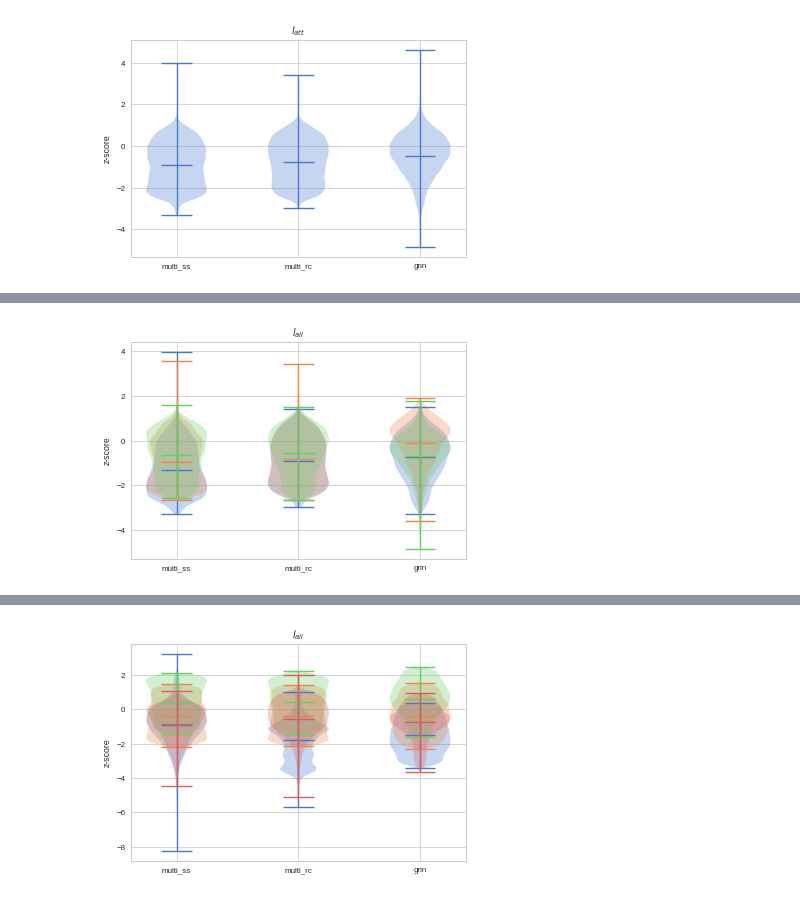
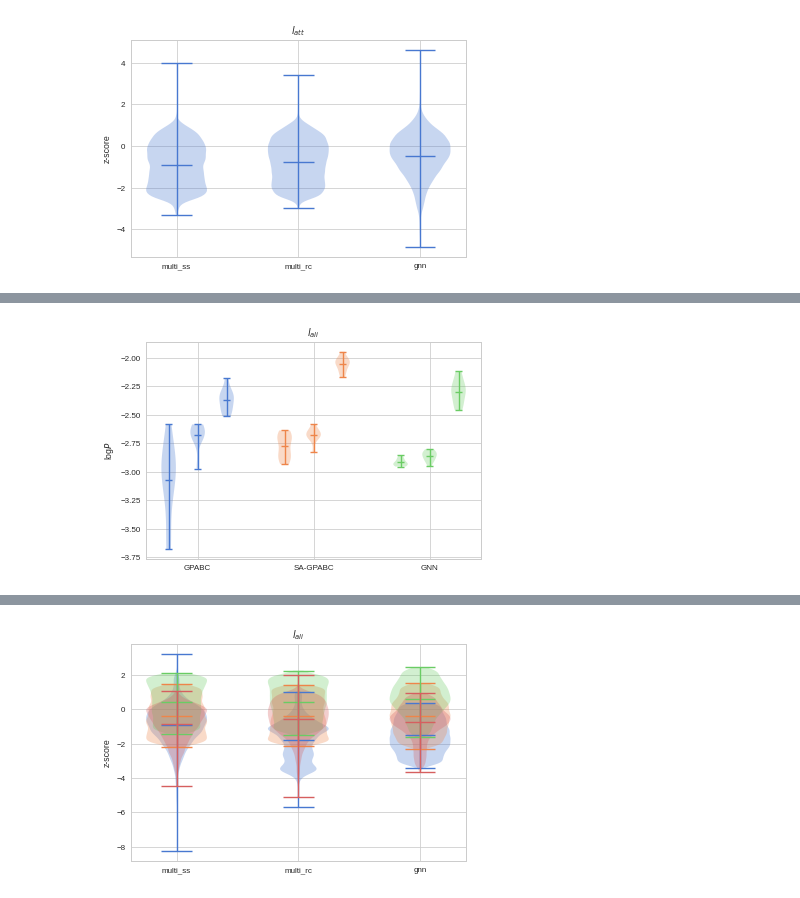
Before and after one commit to ctorney/abc-graph-nets, a Jupyter notebook: zonal_violins_2d_4d.ipynb, the cells around one changed output, grey strips where cells are left out. Cells and saved outputs as stored; diff of their text form; code cells hidden in the pictures.

Commit message:
with KDE plots

```diff
--- a/zonal_violins_2d_4d.ipynb
+++ b/zonal_violins_2d_4d.ipynb
@@ -106,7 +139,7 @@ plt.plot(samples_mrc[:,0,0,0])
 # %%
 #4D:
 
-num_reps = 9
+num_reps = 10
 params = 4
 mcmcsteps = 1000 #8000
 di = 4
@@ -129,7 +162,7 @@ plt.plot(samples_mrc[:,3,0,0])
 # %%
 #2D Z-scores
 
-num_reps = 6 #10
+num_reps = 10
 params = 2
 mcmcsteps = 1000
 di = 4
@@ -179,7 +212,7 @@ for dis in range(di):
 
 # ax = plt.violinplot([zscores_mss[0,:,:].flatten(),zscores_mrc[0,:,:].flatten(),zscores_gnn[0,:,:].flatten()],showmeans=True,showmedians=False)
 # positions = (1, 2, 3)
-# labels = ( "multi_ss", "multi_rc","gnn")
+# labels = ( "GPABC", "SA-GPABC","GNN")
 # plt.xticks(positions, labels)
 # plt.ylabel('z-score')
 # plt.title('$l_{ali}$')
@@ -188,7 +221,7 @@ for dis in range(di):
 
 # ax = plt.violinplot([zscores_mss[1,:,:].flatten(),zscores_mrc[1,:,:].flatten(),zscores_gnn[1,:,:].flatten()],showmeans=True,showmedians=False)
 # positions = (1, 2, 3)
-# labels = ( "multi_ss", "multi_rc","gnn")
+# labels = ( "GPABC", "SA-GPABC","GNN")
 # plt.xticks(positions, labels)
 # plt.title('$l_{att}$')
 # plt.ylabel('z-score')
@@ -198,19 +231,19 @@ for dis in range(di):
 
 ax = plt.violinplot([logpos_mss[0,:,:].flatten(),logpos_mrc[0,:,:].flatten(),logpos_gnn[0,:,:].flatten()],showmeans=True,showmedians=False)
 positions = (1, 2, 3)
-labels = ( "multi_ss", "multi_rc","gnn")
+labels = ( "GPABC", "SA-GPABC","GNN")
 plt.xticks(positions, labels)
 plt.title('$l_{ali}$')
-plt.ylabel('log posterior')
+plt.ylabel('log$P$')
 plt.savefig('violins_logpos_param0.png',dpi=600)
 plt.show()
 
 ax = plt.violinplot([logpos_mss[1,:,:].flatten(),logpos_mrc[1,:,:].flatten(),logpos_gnn[1,:,:].flatten()],showmeans=True,showmedians=False)
 positions = (1, 2, 3)
-labels = ( "multi_ss", "multi_rc","gnn")
+labels = ( "GPABC", "SA-GPABC","GNN")
 plt.xticks(positions, labels)
 plt.title('$l_{att}$')
-plt.ylabel('log posterior')
+plt.ylabel('log$P$')
 plt.savefig('violins_logpos_param1.png',dpi=600)
 plt.show()
 
@@ -218,7 +251,7 @@ plt.show()
 #new z-score without the mean:
 ax = plt.violinplot([zscores_mss_new[:,0,:,:].flatten(),zscores_mrc_new[:,0,:,:].flatten(),zscores_gnn_new[:,0,:,:].flatten()],showmeans=True,showmedians=False)
 positions = (1, 2, 3)
-labels = ( "multi_ss", "multi_rc","gnn")
+labels = ( "GPABC", "SA-GPABC","GNN")
 plt.xticks(positions, labels)
 plt.ylabel('z-score')
 plt.title('$l_{ali}$')
@@ -227,7 +260,7 @@ plt.show()
 
 ax = plt.violinplot([zscores_mss_new[:,1,:,:].flatten(),zscores_mrc_new[:,1,:,:].flatten(),zscores_gnn_new[:,1,:,:].flatten()],showmeans=True,showmedians=False)
 positions = (1, 2, 3)
-labels = ( "multi_ss", "multi_rc","gnn")
+labels = ( "GPABC", "SA-GPABC","GNN")
 plt.xticks(positions, labels)
 plt.title('$l_{att}$')
 plt.ylabel('z-score')
@@ -267,25 +300,64 @@ plt.show()
 # %%
 #2D violins sans mean
 
-ax = plt.violinplot([zscores_mss_new[:,0,:,0].flatten(),zscores_mrc_new[:,0,:,0].flatten(),zscores_gnn_new[:,0,:,0].flatten()],showmeans=True,showmedians=False)
-ax = plt.violinplot([zscores_mss_new[:,0,:,1].flatten(),zscores_mrc_new[:,0,:,1].flatten(),zscores_gnn_new[:,0,:,1].flatten()],showmeans=True,showmedians=False)
-ax = plt.violinplot([zscores_mss_new[:,0,:,2].flatten(),zscores_mrc_new[:,0,:,2].flatten(),zscores_gnn_new[:,0,:,2].flatten()],showmeans=True,showmedians=False)
-positions = (1,2, 3)
-labels = ( "multi_ss", "multi_rc","gnn")
+# ax = plt.violinplot([zscores_mss_new[:,0,:,0].flatten(),zscores_mrc_new[:,0,:,0].flatten(),zscores_gnn_new[:,0,:,0].flatten()],positions= [1,2,3],showmeans=True,showmedians=False)
+# ax = plt.violinplot([zscores_mss_new[:,0,:,1].flatten(),zscores_mrc_new[:,0,:,1].flatten(),zscores_gnn_new[:,0,:,1].flatten()],positions=[5,6,7],showmeans=True,showmedians=False)
+# ax = plt.violinplot([zscores_mss_new[:,0,:,2].flatten(),zscores_mrc_new[:,0,:,2].flatten(),zscores_gnn_new[:,0,:,2].flatten()],positions=[9,10,11],showmeans=True,showmedians=False)
+
+
+# #positions = (([1,2,3],[5,6,7],[9,10,11]))  #(1,2, 3)
+# # labels = ( "GPABC", "SA-GPABC","GNN")
+# # plt.xticks(positions = ([1,2,3]), labels)
+
+# positions = (2, 6, 10)
+# labels = ( "GPABC", "SA-GPABC","GNN")
+# plt.xticks(positions, labels)
+
+# #ax.set_xticks([1,4,7], labels=['x1', 'x2', 'x3'])
+# #ax.xticks([2, 6, 10], labels=['method 1','method 2','method 3'])
+
+# # ax.set_xticklabels(['GPABC', 'SA-GPABC', 'GNN'])
+# # ax.set_xticks([2,6,10])
+# plt.ylabel('z-score')
+# plt.title('$l_{ali}$')
+# plt.savefig('violins_nm_param0.png',dpi=600)
+# plt.show()
+
+# ax = plt.violinplot([zscores_mss_new[:,1,:,0].flatten(),zscores_mrc_new[:,1,:,0].flatten(),zscores_gnn_new[:,1,:,0].flatten()],showmeans=True,showmedians=False)
+# ax = plt.violinplot([zscores_mss_new[:,1,:,1].flatten(),zscores_mrc_new[:,1,:,1].flatten(),zscores_gnn_new[:,1,:,1].flatten()],showmeans=True,showmedians=False)
+# ax = plt.violinplot([zscores_mss_new[:,1,:,2].flatten(),zscores_mrc_new[:,1,:,2].flatten(),zscores_gnn_new[:,1,:,2].flatten()],showmeans=True,showmedians=False)
+# positions = (1,2,3)
+# labels = ( "GPABC", "SA-GPABC","GNN")
+# plt.xticks(positions, labels)
+# plt.ylabel('z-score')
+# plt.title('$l_{ali}$')
+# plt.savefig('violins_nm_param1.png',dpi=600)
+# plt.show()
+
+###
+#log pos individual violins per DI:
+
+
+
+ax = plt.violinplot([logpos_mss[0,:,0].flatten(),logpos_mrc[0,:,0].flatten(),logpos_gnn[0,:,0].flatten()],positions= [1,2,3],showmeans=True,showmedians=False)
+ax = plt.violinplot([logpos_mss[0,:,1].flatten(),logpos_mrc[0,:,1].flatten(),logpos_gnn[0,:,1].flatten()],positions=[5,6,7],showmeans=True,showmedians=False)
+ax = plt.violinplot([logpos_mss[0,:,2].flatten(),logpos_mrc[0,:,2].flatten(),logpos_gnn[0,:,2].flatten()],positions=[9,10,11],showmeans=True,showmedians=False)
+positions = (2, 6, 10)
+labels = ( "GPABC", "SA-GPABC","GNN")
 plt.xticks(positions, labels)
-plt.ylabel('z-score')
+plt.ylabel('log$P$')
 plt.title('$l_{ali}$')
-plt.savefig('violins_nm_param0.png',dpi=600)
+plt.savefig('logpos_dis_param0.png',dpi=600)
 plt.show()
 
-ax = plt.violinplot([zscores_mss_new[:,1,:,0].flatten(),zscores_mrc_new[:,1,:,0].flatten(),zscores_gnn_new[:,1,:,0].flatten()],showmeans=True,showmedians=False)
-ax = plt.violinplot([zscores_mss_new[:,1,:,1].flatten(),zscores_mrc_new[:,1,:,1].flatten(),zscores_gnn_new[:,1,:,1].flatten()],showmeans=True,showmedians=False)
-ax = plt.violinplot([zscores_mss_new[:,1,:,2].flatten(),zscores_mrc_new[:,1,:,2].flatten(),zscores_gnn_new[:,1,:,2].flatten()],showmeans=True,showmedians=False)
-positions = (1,2,3)
-labels = ( "multi_ss", "multi_rc","gnn")
+ax = plt.violinplot([logpos_mss[1,:,0].flatten(),logpos_mrc[1,:,0].flatten(),logpos_gnn[1,:,0].flatten()],positions= [1,2,3],showmeans=True,showmedians=False)
+ax = plt.violinplot([logpos_mss[1,:,1].flatten(),logpos_mrc[1,:,1].flatten(),logpos_gnn[1,:,1].flatten()],positions=[5,6,7],showmeans=True,showmedians=False)
+ax = plt.violinplot([logpos_mss[1,:,2].flatten(),logpos_mrc[1,:,2].flatten(),logpos_gnn[1,:,2].flatten()],positions=[9,10,11],showmeans=True,showmedians=False)
+positions = (2, 6, 10)
+labels = ( "GPABC", "SA-GPABC","GNN")
 plt.xticks(positions, labels)
-plt.ylabel('z-score')
-plt.title('$l_{ali}$')
-plt.savefig('violins_nm_param1.png',dpi=600)
+plt.ylabel('log$P$')
+plt.title('$l_{att}$')
+plt.savefig('logpos_dis_param1.png',dpi=600)
 plt.show()
 # %% [output]
@@ -293,4 +365,4 @@ plt.show()
-[figure, old version]
+[figure, new version]
 # %%
 #4D Z-scores
 
```
Also changed, not shown: parts of 11 cells of this notebook.
